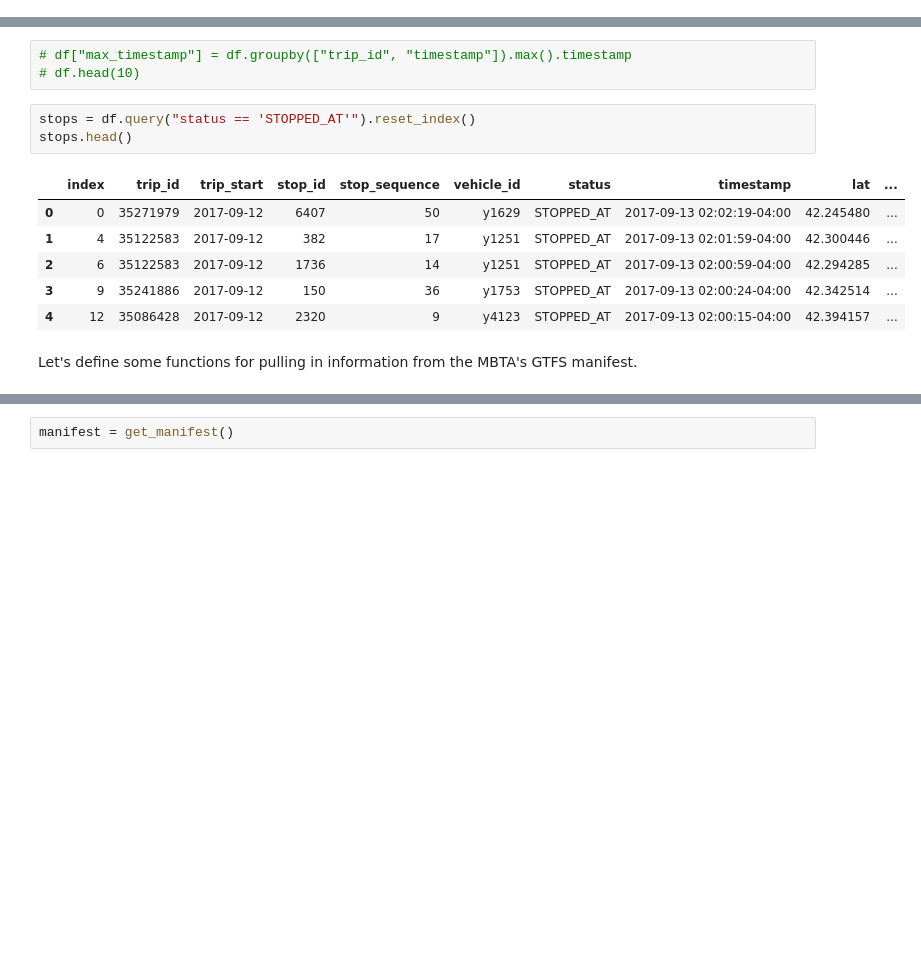
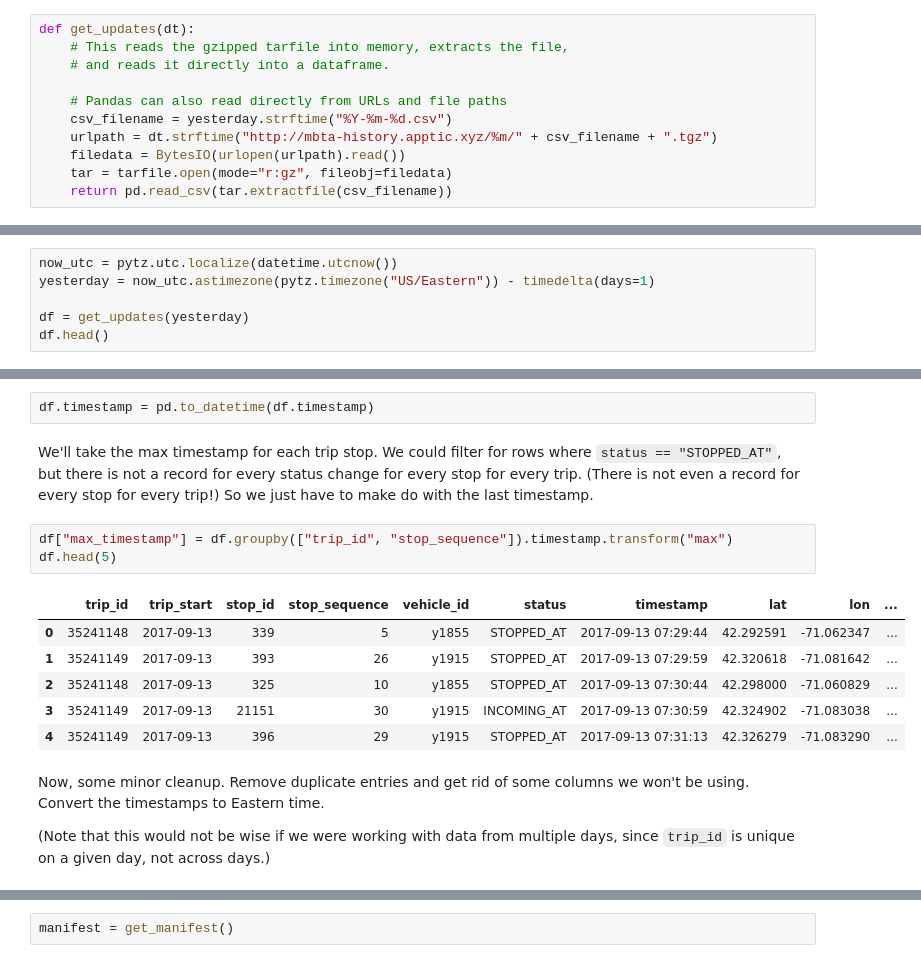
Before and after one commit to bdougsand/data-tutorial, a Jupyter notebook: MBTA Data.ipynb, the cells around one changed output, grey strips where cells are left out. Drawn from its saved outputs; the diff is of its cells as text; blank space fills up the shorter version.

```diff
--- a/MBTA Data.ipynb
+++ b/MBTA Data.ipynb
@@ -21,0 +11,11 @@ df.timestamp = pd.to_datetime(df.timestamp).dt.tz_localize("UTC").dt.tz_convert(
+# %%
+def get_updates(dt):
+    # This reads the gzipped tarfile into memory, extracts the file,
+    # and reads it directly into a dataframe.
+
+    # Pandas can also read directly from URLs and file paths
+    csv_filename = yesterday.strftime("%Y-%m-%d.csv")
+    urlpath = dt.strftime("http://mbta-history.apptic.xyz/%m/" + csv_filename + ".tgz")
+    filedata = BytesIO(urlopen(urlpath).read())
+    tar = tarfile.open(mode="r:gz", fileobj=filedata)
+    return pd.read_csv(tar.extractfile(csv_filename))
@@ -21,0 +24,6 @@ df.timestamp = pd.to_datetime(df.timestamp).dt.tz_localize("UTC").dt.tz_convert(
+# %%
+now_utc = pytz.utc.localize(datetime.utcnow())
+yesterday = now_utc.astimezone(pytz.timezone("US/Eastern")) - timedelta(days=1)
+
+df = get_updates(yesterday)
+df.head()
@@ -22,15 +45,18 @@ df.timestamp = pd.to_datetime(df.timestamp).dt.tz_localize("UTC").dt.tz_convert(
+# %%
+df.timestamp = pd.to_datetime(df.timestamp)
+# %% [markdown]
+We'll take the max timestamp for each trip stop. We could filter for rows where `status == "STOPPED_AT"`, but there is not a record for every status change for every stop for every trip. (There is not even a record for every stop for every trip!) So we just have to make do with the last timestamp.
 # %%
-# df["max_timestamp"] = df.groupby(["trip_id", "timestamp"]).max().timestamp
-# df.head(10)
+df["max_timestamp"] = df.groupby(["trip_id", "stop_sequence"]).timestamp.transform("max")
+df.head(5)
+# %% [output]
+|  | trip_id | trip_start | stop_id | stop_sequence | vehicle_id | status | timestamp | lat | lon | ... |
+| 0 | 35241148 | 2017-09-13 | 339 | 5 | y1855 | STOPPED_AT | 2017-09-13 07:29:44 | 42.292591 | -71.062347 | ... |
+| 1 | 35241149 | 2017-09-13 | 393 | 26 | y1915 | STOPPED_AT | 2017-09-13 07:29:59 | 42.320618 | -71.081642 | ... |
+| 2 | 35241148 | 2017-09-13 | 325 | 10 | y1855 | STOPPED_AT | 2017-09-13 07:30:44 | 42.298000 | -71.060829 | ... |
+| 3 | 35241149 | 2017-09-13 | 21151 | 30 | y1915 | INCOMING_AT | 2017-09-13 07:30:59 | 42.324902 | -71.083038 | ... |
+| 4 | 35241149 | 2017-09-13 | 396 | 29 | y1915 | STOPPED_AT | 2017-09-13 07:31:13 | 42.326279 | -71.083290 | ... |
-# %%
-stops = df.query("status == 'STOPPED_AT'").reset_index()
-stops.head()
-# %% [output]
-|  | index | trip_id | trip_start | stop_id | stop_sequence | vehicle_id | status | timestamp | lat | ... |
-| 0 | 0 | 35271979 | 2017-09-12 | 6407 | 50 | y1629 | STOPPED_AT | 2017-09-13 02:02:19-04:00 | 42.245480 | ... |
-| 1 | 4 | 35122583 | 2017-09-12 | 382 | 17 | y1251 | STOPPED_AT | 2017-09-13 02:01:59-04:00 | 42.300446 | ... |
-| 2 | 6 | 35122583 | 2017-09-12 | 1736 | 14 | y1251 | STOPPED_AT | 2017-09-13 02:00:59-04:00 | 42.294285 | ... |
-| 3 | 9 | 35241886 | 2017-09-12 | 150 | 36 | y1753 | STOPPED_AT | 2017-09-13 02:00:24-04:00 | 42.342514 | ... |
-| 4 | 12 | 35086428 | 2017-09-12 | 2320 | 9 | y4123 | STOPPED_AT | 2017-09-13 02:00:15-04:00 | 42.394157 | ... |
-# %% [markdown]
-Let's define some functions for pulling in information from the MBTA's GTFS manifest.
+# %% [markdown]
+Now, some minor cleanup. Remove duplicate entries and get rid of some columns we won't be using. Convert the timestamps to Eastern time.
+
+(Note that this would not be wise if we were working with data from multiple days, since `trip_id` is unique on a given day, not across days.)
```
Also changed, not shown: parts of 26 cells of this notebook.
